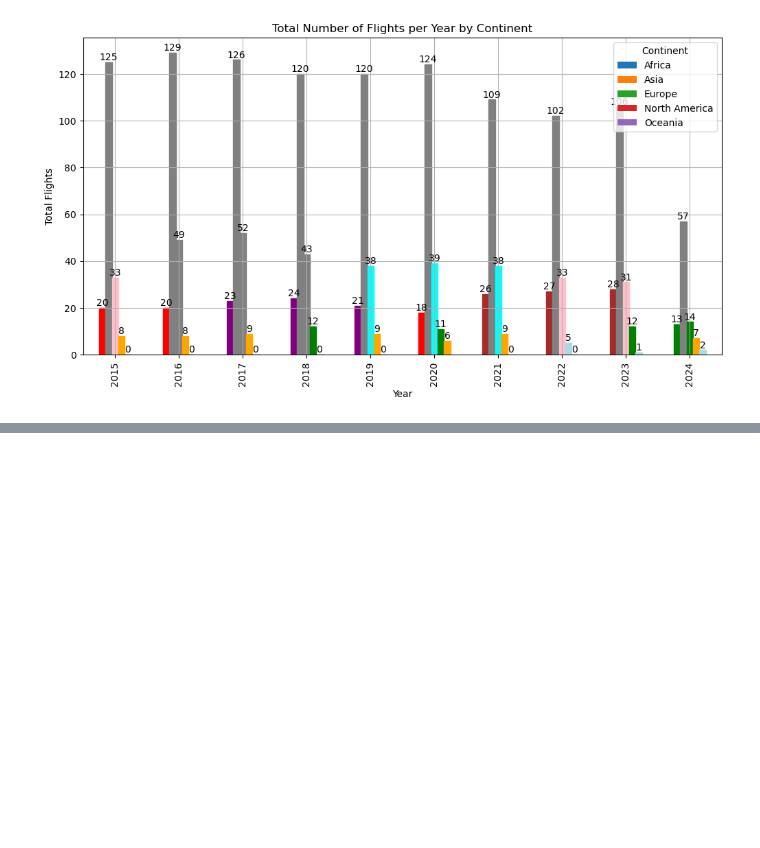
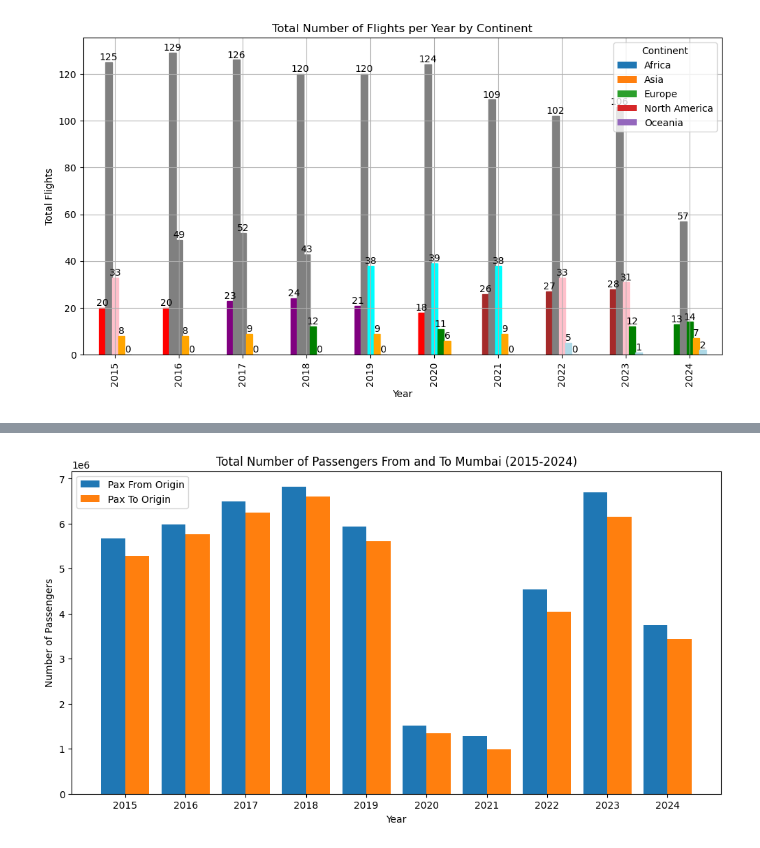
Before and after one commit to rushiraj070/Mumbai_Airport-International_Flight_Analysis, a Jupyter notebook: notebooks/visualization.ipynb, the cells around one changed output, grey strips where cells are left out. Cells and saved outputs as stored; diff of their text form; code cells hidden in the pictures; blank space fills up the shorter version.

Commit message:
Visualization done respect to Pax(Passengers) and Freight(Cargo).

```diff
--- a/notebooks/visualization.ipynb
+++ b/notebooks/visualization.ipynb
@@ -591,0 +610,22 @@ plt.show()
+# %%
+# Data for the plot
+years = df_flights['Year'].unique()
+pax_from_origin = [5678901, 5982044, 6489835, 6825108, 5941736, 1515652, 1290419, 4538022, 6699809, 3743744]
+pax_to_origin = [5283733, 5766531, 6241872, 6609147, 5617849, 1350431, 994902, 4046887, 6148778, 3436724]
+
+# Plotting the data
+plt.figure(figsize=(12, 6))
+plt.bar(years - 0.2, pax_from_origin, width=0.4, label='Pax From Origin')
+plt.bar(years + 0.2, pax_to_origin, width=0.4, label='Pax To Origin')
+
+# Adding labels and title
+plt.xlabel('Year')
+plt.ylabel('Number of Passengers')
+plt.title('Total Number of Passengers From and To Mumbai (2015-2024)')
+plt.xticks(years)
+plt.legend()
+
+# Display the plot
+plt.show()
+# %% [output]
+[figure, added]
```
Also changed, not shown: parts of 3 cells of this notebook.
